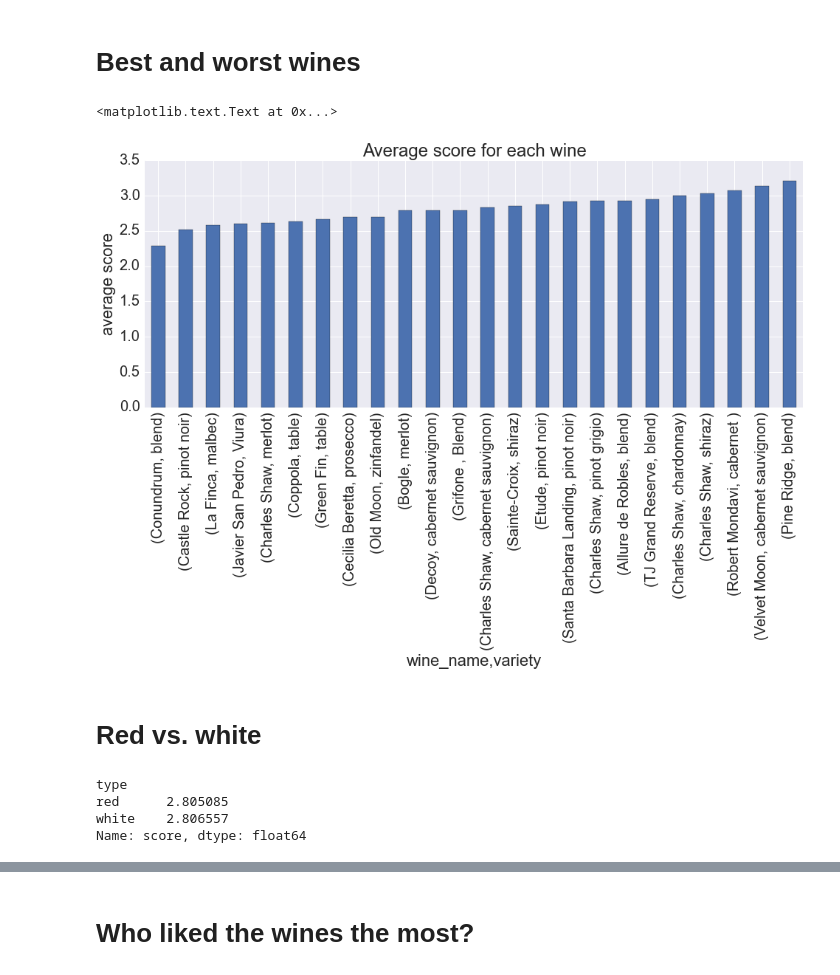
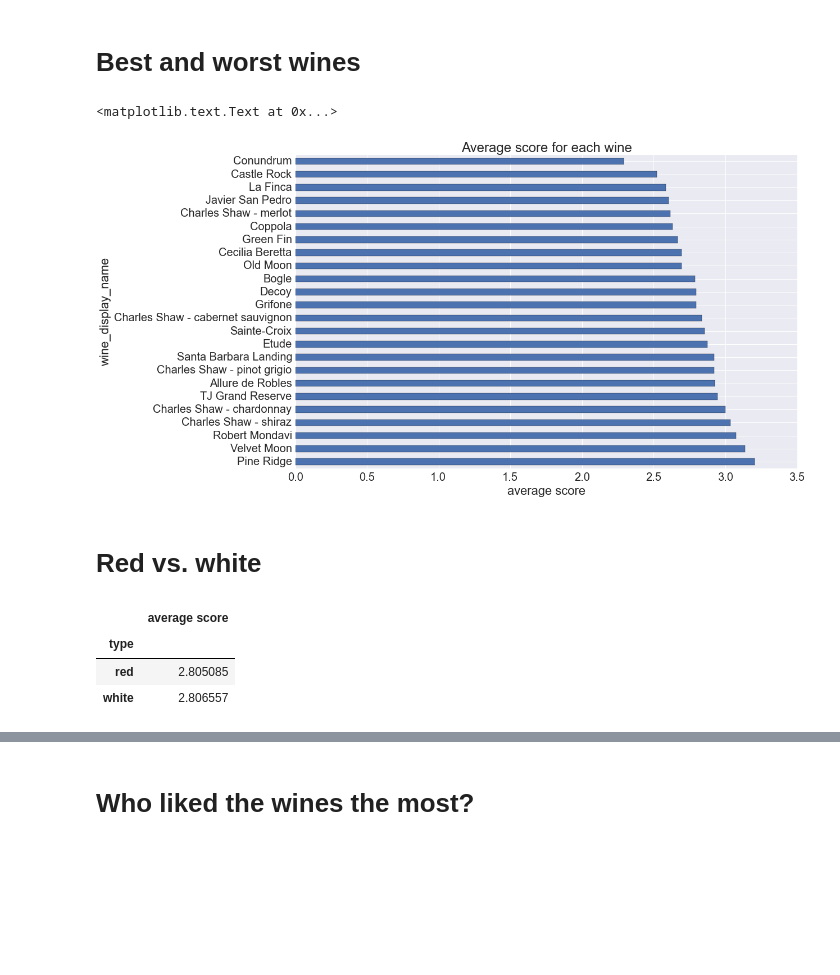
Before and after one commit to tomquisel/wine-tasting, a Jupyter notebook: Wine Tasting Analysis.ipynb, the cells around one changed output, grey strips where cells are left out. Saved outputs shown, nothing was run; the diff lists cells and outputs as text; code cells hidden in the pictures; blank space fills up the shorter version.

```diff
--- a/Wine Tasting Analysis.ipynb
+++ b/Wine Tasting Analysis.ipynb
@@ -17,5 +19,19 @@ raw_data['tasting_order'] = raw_data.groupby('person_name').cumcount()
 # %%
 wine_mapping = pd.read_csv('/Users/tom/Downloads/Wine Mapping - Sheet1.csv')
+# %%
+def make_display_name(wines):
+    if len(wines.variety.unique()) == 1:
+        res = wines.wine_name.values
+    else:
+        res = wines.wine_name.values + ' - ' + wines.variety.values
+    return pd.Series(res, index=wines.number, name='wine_display_name')
+display_names = wine_mapping.groupby('wine_name').apply(make_display_name)
+#wine_mapping.merge(wine_mapping.groupby('wine_name').apply(make_display_name), left_on='number', right_index=True)
+# %%
+display_names = display_names.reset_index()
+del display_names['wine_name']
+# %%
+wine_mapping = wine_mapping.merge(display_names, on='number')
 # %%
 data = raw_data.merge(wine_mapping, left_on='wine_number', right_on='number')
 # %% [markdown]
@@ -36,21 +53,23 @@ plt.ylabel('score')
 # %% [markdown]
 # Best and worst wines
 # %%
-sorted_wines = data.groupby(['wine_name', 'variety']).score.mean().sort_values()
+sorted_wines = data.groupby('wine_display_name').score.mean().sort_values(ascending=False)
 # %%
-sorted_wines.plot(kind='bar', figsize=(16,6), title='Average score for each wine')
-plt.ylabel('average score')
+sorted_wines.plot(kind='barh', figsize=(16,10), title='Average score for each wine')
+plt.xlabel('average score')
 # %% [output]
 <matplotlib.text.Text at 0x...>
-[figure, old version]
+[figure, new version]
 # %% [markdown]
 # Red vs. white
 # %%
 data['type'] = data['type'].str.strip()
 # %%
-data.groupby('type').score.mean().sort_values()
+red_vs_white = pd.DataFrame(data.groupby('type').score.mean().sort_values())
+red_vs_white.columns = ['average score']
+red_vs_white
 # %% [output]
-type
-red      2.805085
-white    2.806557
-Name: score, dtype: float64
+|  | average score |
+| type |  |
+| red | 2.805085 |
+| white | 2.806557 |
```
Also changed, not shown: parts of 23 cells of this notebook, 1 other file.
